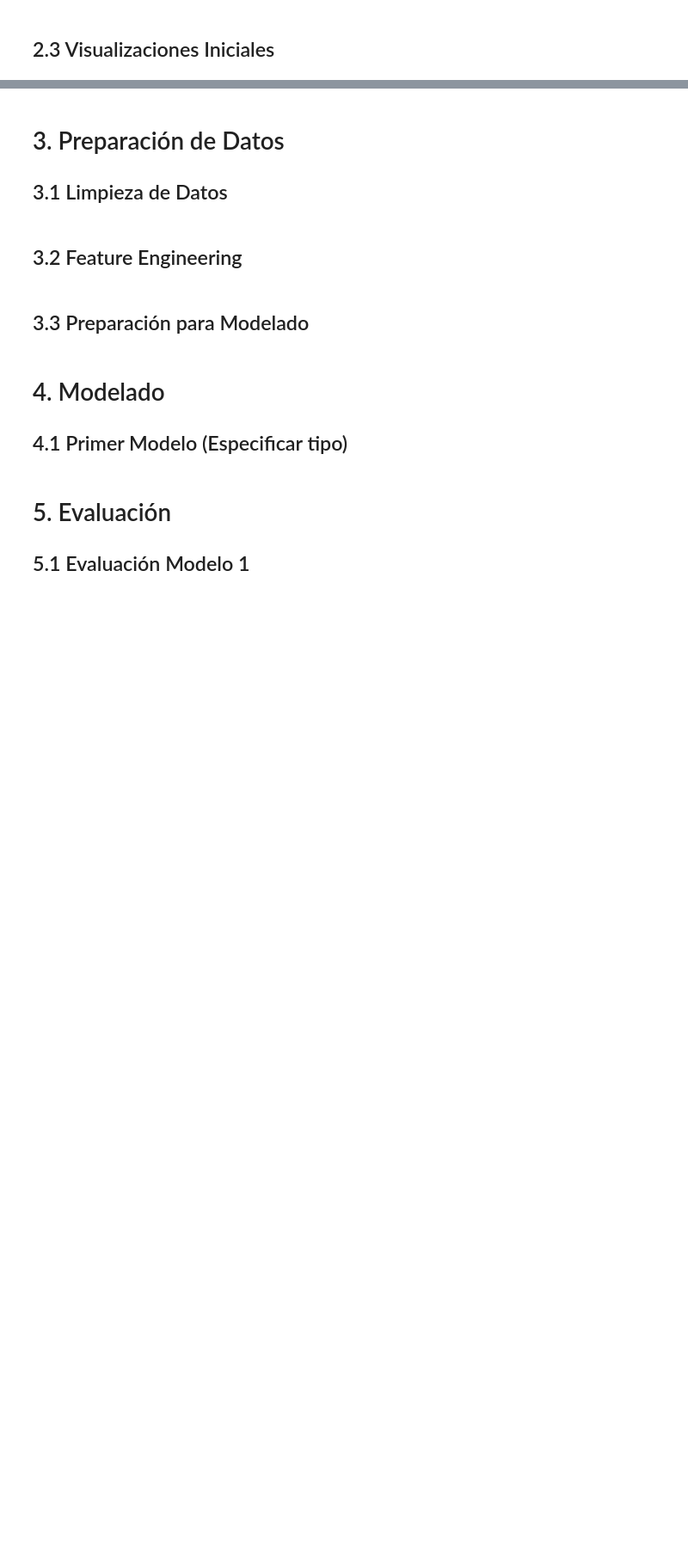
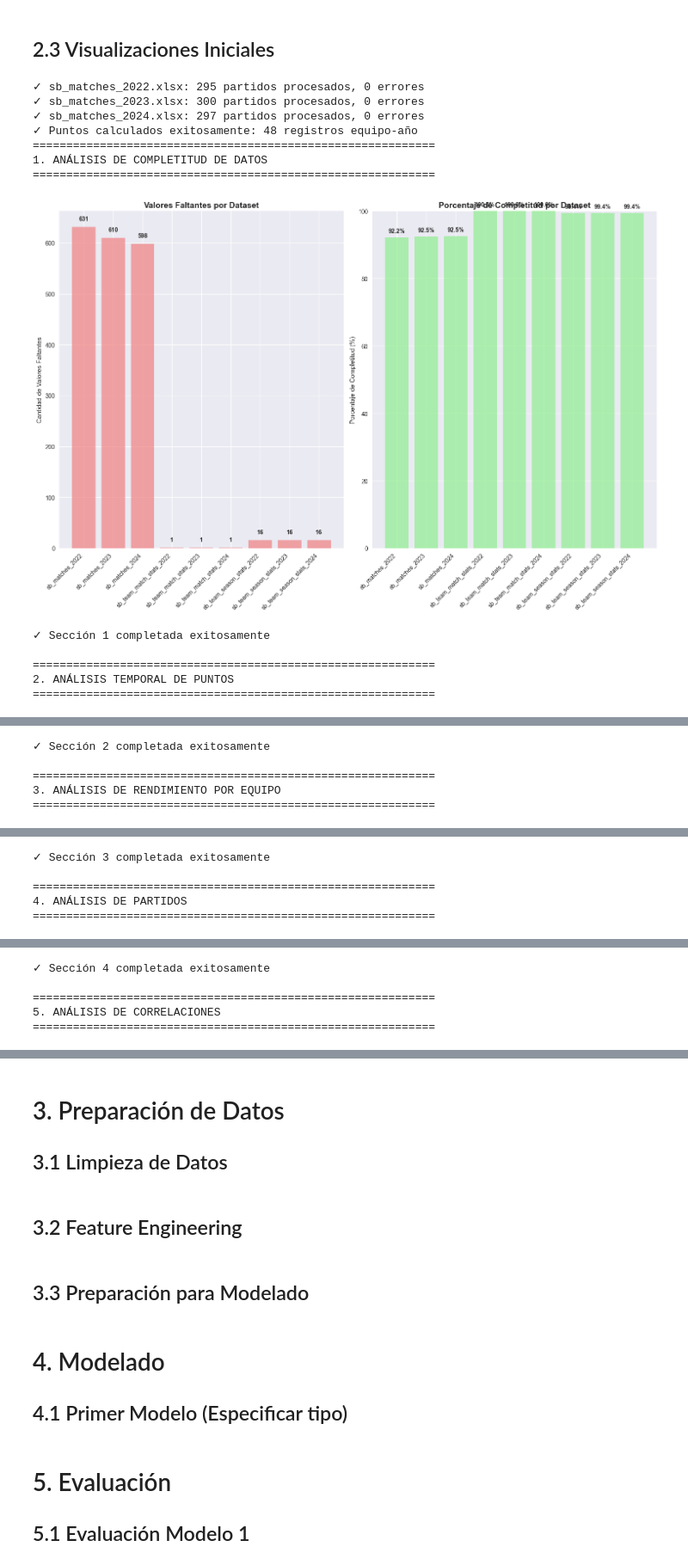
Before and after one commit to german-fros/ml_mpad2_m10_tarea, a Jupyter notebook: notebooks/Tarea_M10_MPAD_Modelo1_modelo_Fros_German.ipynb, the cells around one changed output, grey strips where cells are left out. Shown at 86% size. Cells and saved outputs as stored; diff of their text form; code cells hidden in the pictures; blank space fills up the shorter version.

Commit message:
feat: ajustar funciones de analisis exploratorio y crear funciones para visualizaciones iniciales de los datasets

```diff
--- a/notebooks/Tarea_M10_MPAD_Modelo1_modelo_Fros_German.ipynb
+++ b/notebooks/Tarea_M10_MPAD_Modelo1_modelo_Fros_German.ipynb
@@ -50,2 +703,14 @@ def cargar_datos(path):
+# %%
+data = [
+    ('sb_matches_2022.xlsx', 'Partidos | 2022'),
+    ('sb_matches_2023.xlsx', 'Partidos | 2023'),
+    ('sb_matches_2024.xlsx', 'Partidos | 2024'),
+    ('sb_team_match_stats_2022.xlsx', 'Estadísticas de Equipos por Partido | 2022'),
+    ('sb_team_match_stats_2023.xlsx', 'Estadísticas de Equipos por Partido | 2023'),
+    ('sb_team_match_stats_2024.xlsx', 'Estadísticas de Equipos por Partido | 2024'),
+    ('sb_team_season_stats_2022.xlsx', 'Estadísticas de Equipos por Temporada | 2022'),
+    ('sb_team_season_stats_2023.xlsx', 'Estadísticas de Equipos por Temporada | 2023'),
+    ('sb_team_season_stats_2024.xlsx', 'Estadísticas de Equipos por Temporada | 2024')
+]
 # %% [markdown]
 ## 2.2 Análisis Exploratorio
@@ -54,17 +716,0 @@ df = cargar_datos('../data/raw/sb_matches_2022.xlsx')
-# %%
-def analisis_exploratorio(df):
-
-    print("Dimensiones del DataFrame:", df.shape)
-
-    print("\nResumen:")
-    print(df.info(verbose=True))
-
-    print("\nEstadísticas descriptivas:")
-    print(df.describe().T)
-
-    print("\nValores Faltantes:")
-    print(df.isnull().sum())
-
-    print("\nAnálisis completado.")
-
-    return None
@@ -160,0 +717,2 @@ sb_matches_2023.xlsx:
+# %%
+datasets = analisis_exploratorio(data)
@@ -161,9 +721,19 @@ sb_matches_2023.xlsx:
 # %% [markdown]
 ## 2.3 Visualizaciones Iniciales
-# %%
-def visualizaciones_iniciales(df):
-    """
-    Crear visualizaciones exploratorias
-    """
-    # Implementar visualizaciones relevantes
-    pass
+# %%
+# Ejecutar visualizaciones iniciales
+visualizaciones_iniciales(datasets)
+# %% [output]
+✓ sb_matches_2022.xlsx: 295 partidos procesados, 0 errores
+✓ sb_matches_2023.xlsx: 300 partidos procesados, 0 errores
+✓ sb_matches_2024.xlsx: 297 partidos procesados, 0 errores
+✓ Puntos calculados exitosamente: 48 registros equipo-año
+============================================================
+1. ANÁLISIS DE COMPLETITUD DE DATOS
+============================================================
+[figure, added]
+✓ Sección 1 completada exitosamente
+
+============================================================
+2. ANÁLISIS TEMPORAL DE PUNTOS
+============================================================
@@ -169,0 +741,5 @@ def visualizaciones_iniciales(df):
+✓ Sección 2 completada exitosamente
+
+============================================================
+3. ANÁLISIS DE RENDIMIENTO POR EQUIPO
+============================================================
@@ -169,0 +747,5 @@ def visualizaciones_iniciales(df):
+✓ Sección 3 completada exitosamente
+
+============================================================
+4. ANÁLISIS DE PARTIDOS
+============================================================
@@ -169,0 +753,5 @@ def visualizaciones_iniciales(df):
+✓ Sección 4 completada exitosamente
+
+============================================================
+5. ANÁLISIS DE CORRELACIONES
+============================================================
```
Also changed, not shown: parts of 14 cells of this notebook.
